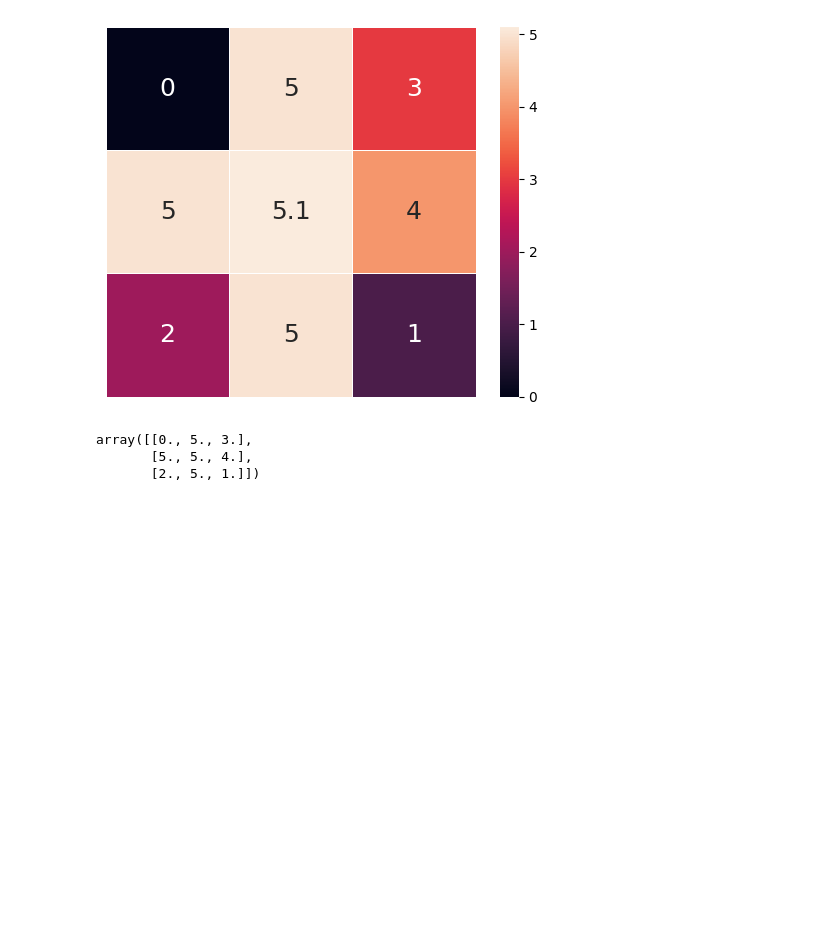
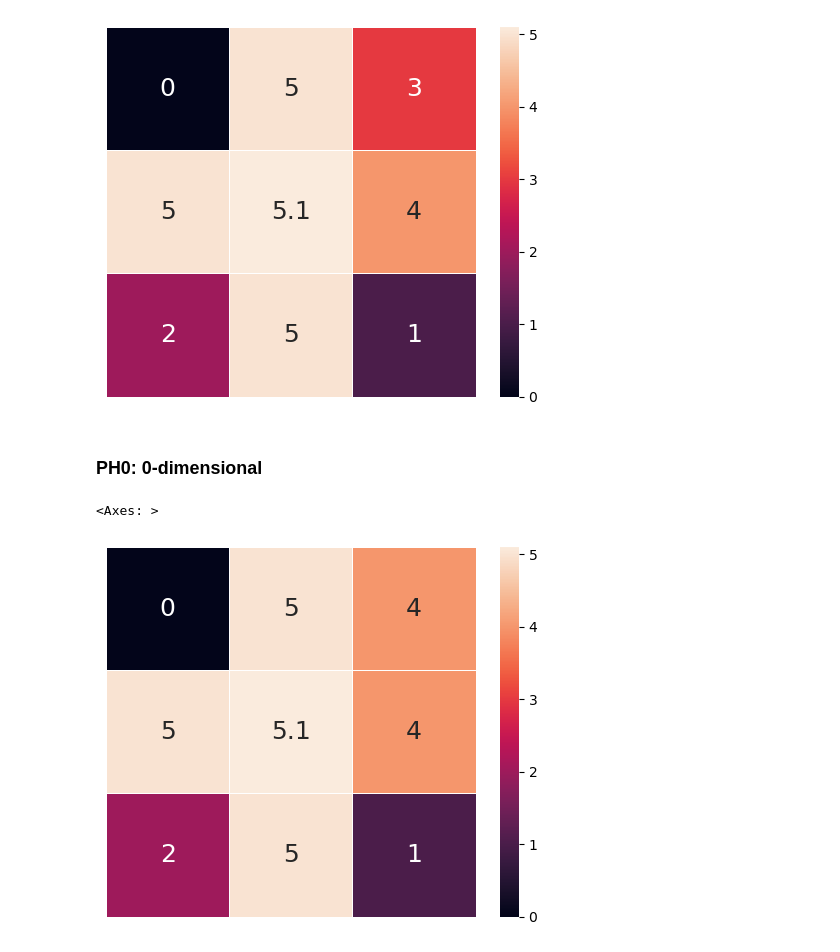
Before and after one commit to mvlier/topapprox, a Jupyter notebook: Interactive_Tutorial_topapprox.ipynb, the cells around one changed output. Cells and saved outputs as stored; diff of their text form; code cells hidden in the pictures; blank space fills up the shorter version.

```diff
--- a/Interactive_Tutorial_topapprox.ipynb
+++ b/Interactive_Tutorial_topapprox.ipynb
@@ -53,6 +40,9 @@ uf = ta.UnionFindImg(img, dual=True)
-# %%
-uf.compute(3.2)
-# %% [output]
-array([[0., 5., 3.],
-       [5., 5., 4.],
-       [2., 5., 1.]])
+# %% [markdown]
+### PH0: 0-dimensional
+# %%
+uf = ta.TopologicalFilterImage(img, dual=False)
+img_filtered = uf.highpass_filter(2)
+sns.heatmap(img_filtered, annot=True, linewidths=0.5, square=True, yticklabels=False, xticklabels=False, annot_kws={"fontsize":18})
+# %% [output]
+<Axes: >
+[figure, added]
```
Also changed, not shown: parts of 17 cells of this notebook, 7 other files.
